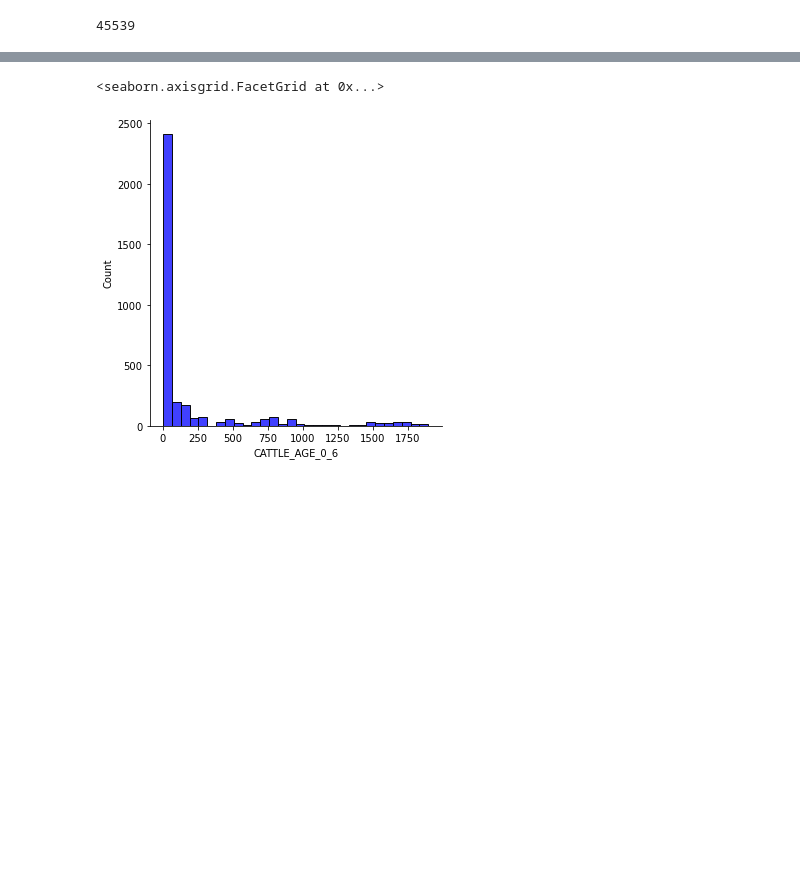
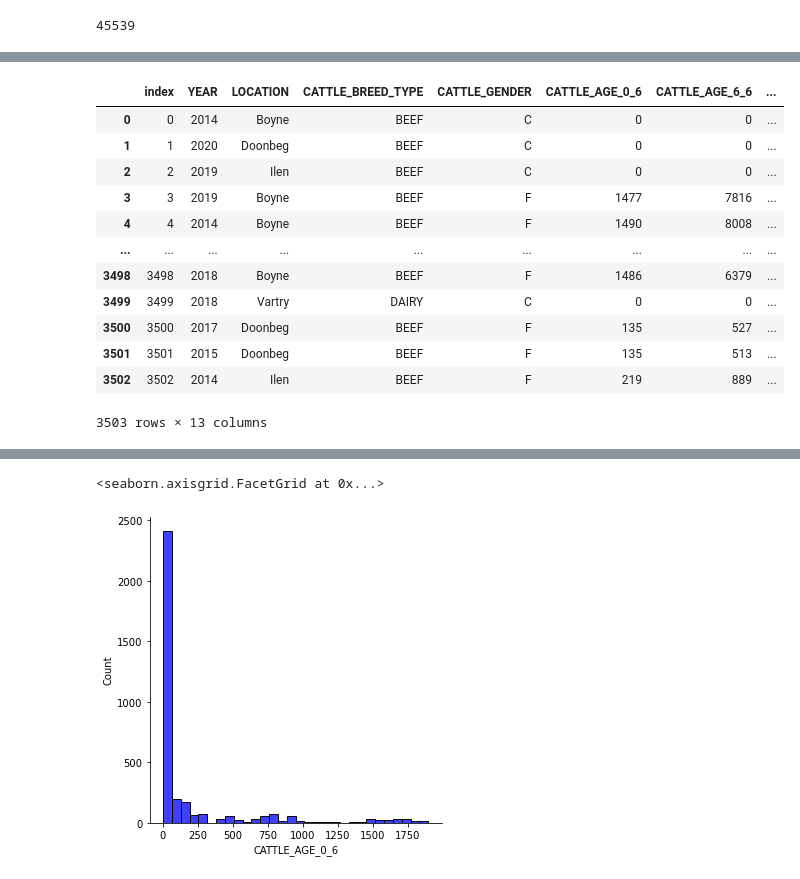
Before and after one commit to x21103330/DAP-PROJECT, a Jupyter notebook: Akinwale_Obafemi_DAP_Project.ipynb, the cells around one changed output, grey strips where cells are left out. Cells and saved outputs as stored; diff of their text form; code cells hidden in the pictures; blank space fills up the shorter version.

```diff
--- a/Akinwale_Obafemi_DAP_Project.ipynb
+++ b/Akinwale_Obafemi_DAP_Project.ipynb
@@ -37,3 +65,21 @@ print(no_of_cells)
+# %%
+# Removing the "_id" column to make our data look better
+df3 = df2.drop('_id',axis=1)
+df3
+# %% [output]
+|  | index | YEAR | LOCATION | CATTLE_BREED_TYPE | CATTLE_GENDER | CATTLE_AGE_0_6 | CATTLE_AGE_6_6 | ... |
+| 0 | 0 | 2014 | Boyne | BEEF | C | 0 | 0 | ... |
+| 1 | 1 | 2020 | Doonbeg | BEEF | C | 0 | 0 | ... |
+| 2 | 2 | 2019 | Ilen | BEEF | C | 0 | 0 | ... |
+| 3 | 3 | 2019 | Boyne | BEEF | F | 1477 | 7816 | ... |
+| 4 | 4 | 2014 | Boyne | BEEF | F | 1490 | 8008 | ... |
+| ... | ... | ... | ... | ... | ... | ... | ... | ... |
+| 3498 | 3498 | 2018 | Boyne | BEEF | F | 1486 | 6379 | ... |
+| 3499 | 3499 | 2018 | Vartry | DAIRY | C | 0 | 0 | ... |
+| 3500 | 3500 | 2017 | Doonbeg | BEEF | F | 135 | 527 | ... |
+| 3501 | 3501 | 2015 | Doonbeg | BEEF | F | 135 | 513 | ... |
+| 3502 | 3502 | 2014 | Ilen | BEEF | F | 219 | 889 | ... |
+3503 rows × 13 columns
 # %%
 # Getting the number of missing values per column
 Null_values = df.isnull().sum()
```
Also changed, not shown: parts of 25 cells of this notebook.
